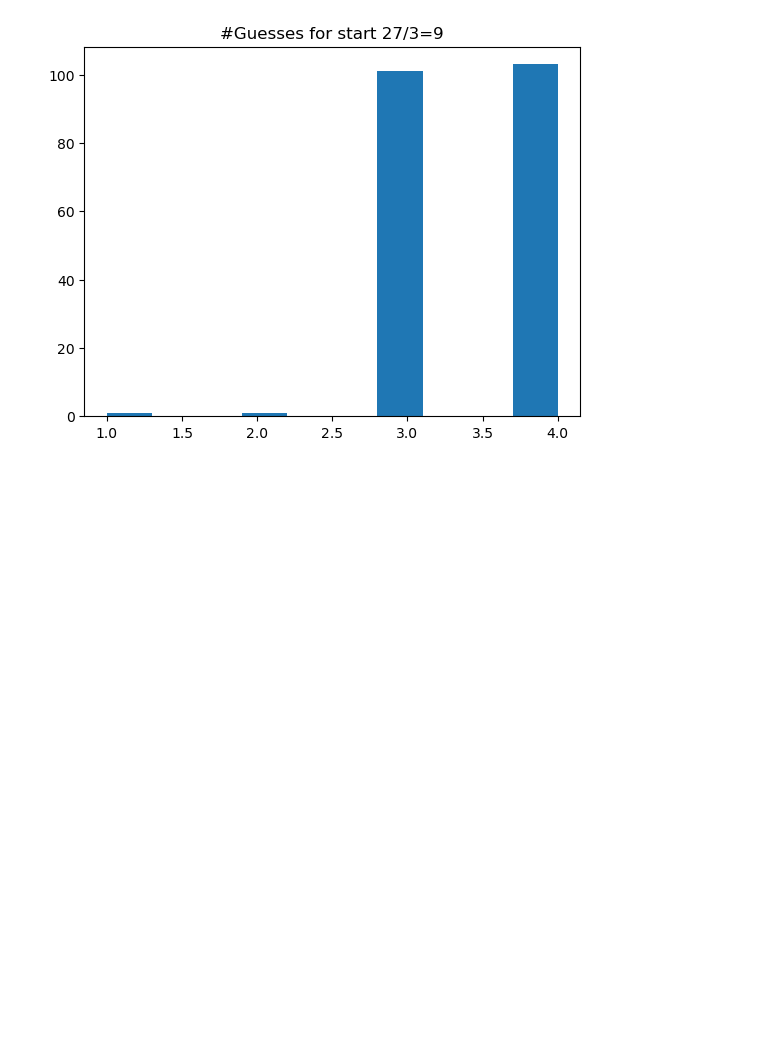
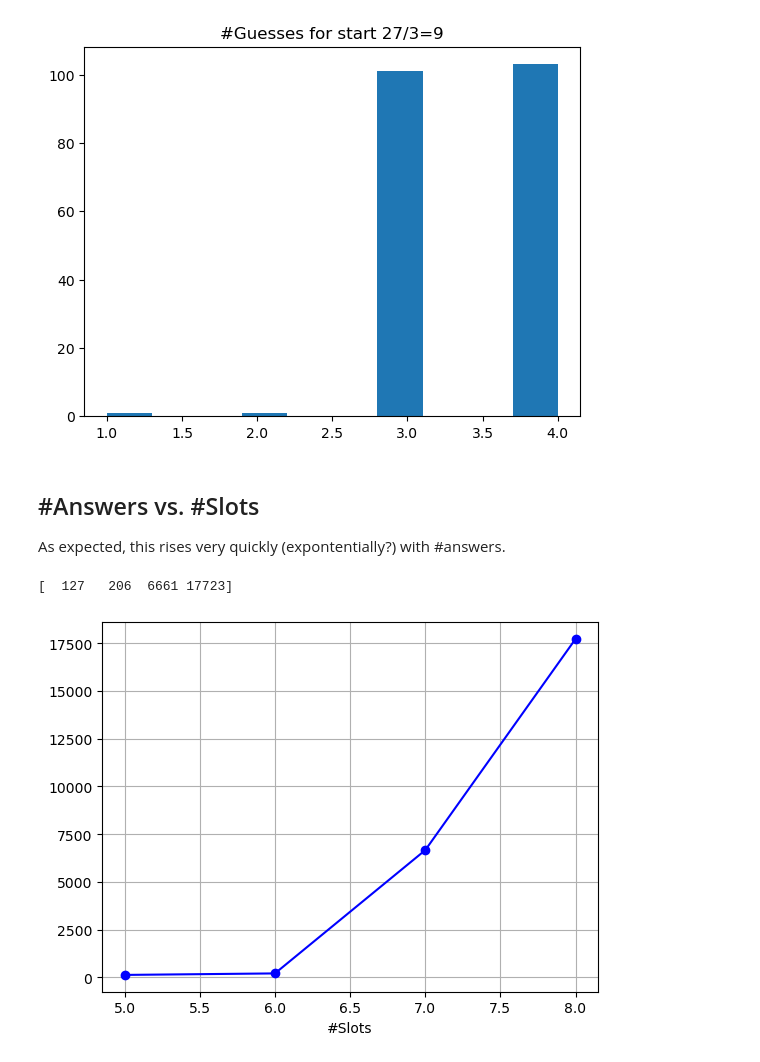
Before and after one commit to orenlivne/nerdle-solver, a Jupyter notebook: mini_nerdle_test.ipynb, the cells around one changed output. Drawn from its saved outputs; the diff is of its cells as text; code cells hidden in the pictures; blank space fills up the shorter version.

Commit message:
Added plot of #answers vs. #slots.

```diff
--- a/mini_nerdle_test.ipynb
+++ b/mini_nerdle_test.ipynb
@@ -108,3 +108,18 @@ plt.hist(n);
 plt.title("#Guesses for start {}".format(start));
 # %% [output]
 [figure]
+# %% [markdown]
+## #Answers vs. #Slots
+As expected, this rises very quickly (expontentially?) with #answers.
+# %%
+slots = np.arange(5, 9)
+num_answers = np.array([len(list(nerdle.all_answers(s))) for s in slots])
+print(num_answers)
+# %% [output]
+[  127   206  6661 17723]
+# %%
+plt.plot(slots, num_answers, 'bo-')
+plt.xlabel("#Slots");
+plt.grid(True);
+# %% [output]
+[figure, added]
```
Also changed, not shown: 2 other files.
